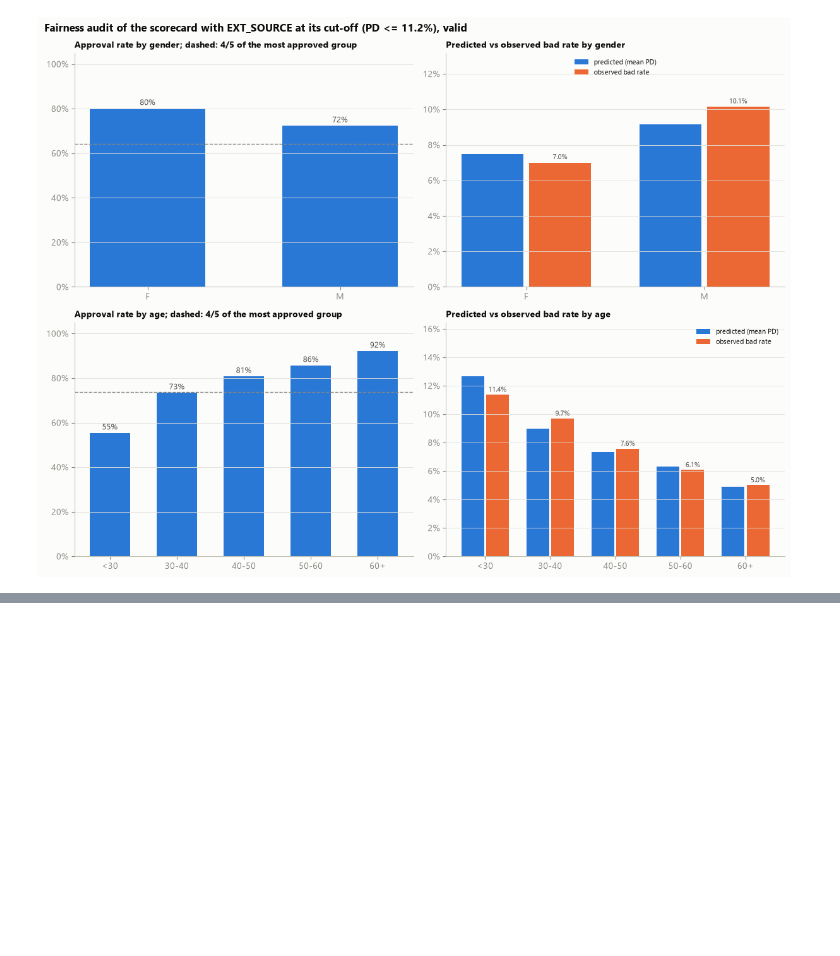
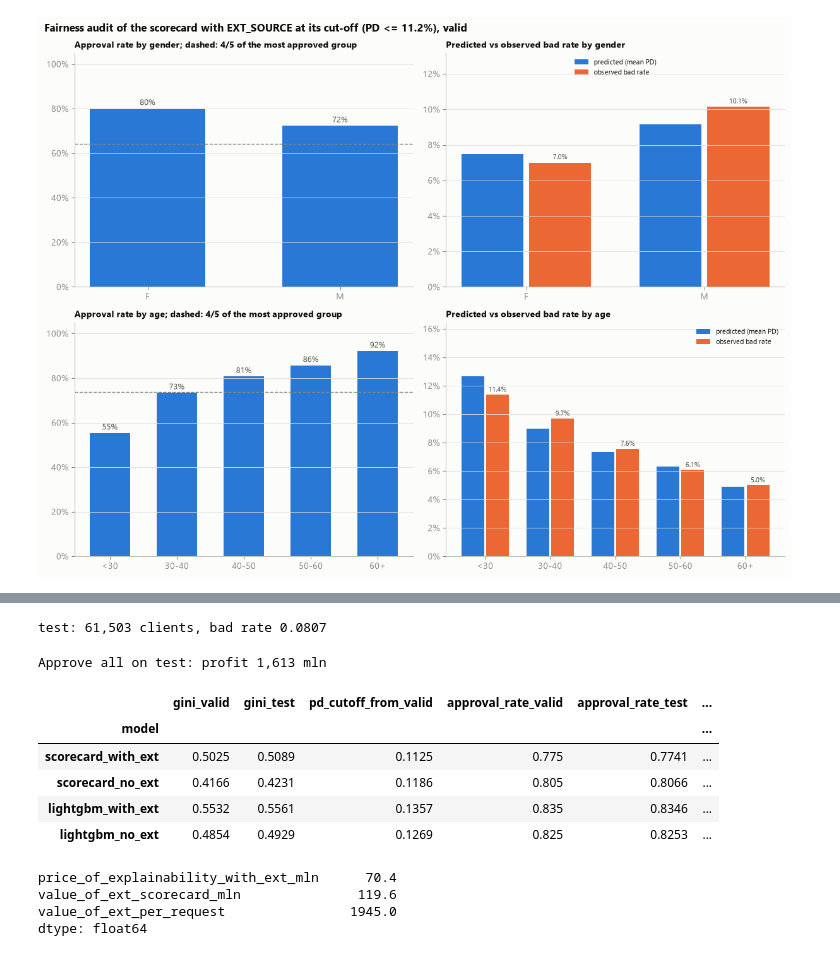
Before and after one commit to Zerol-91/credit-scoring-home-credit, a Jupyter notebook: notebooks/04_economics.ipynb, the cells around one changed output, grey strips where cells are left out. Saved outputs shown, nothing was run; the diff lists cells and outputs as text; code cells hidden in the pictures; blank space fills up the shorter version.

```diff
--- a/notebooks/04_economics.ipynb
+++ b/notebooks/04_economics.ipynb
@@ -438,0 +444,70 @@ plt.show()
+# %%
+# sklearn must be imported before lightgbm on this machine (vcomp140.dll); src.scorecard imports it
+from src.scorecard import gini
+from src.modeling import load_bundle, to_lgbm_frame
+
+mart = pd.read_parquet(PROJECT_ROOT / "data" / "processed" / "data_mart.parquet")
+test = mart[mart["sample"] == "test"].reset_index(drop=True)
+del mart
+assert len(test) == 61_503
+
+MODELS_DIR = PROJECT_ROOT / "data" / "processed" / "models"
+pd_test = {}
+for key in MODELS:
+    b = load_bundle(MODELS_DIR / f"{key}.joblib")
+    if key.startswith("scorecard"):
+        X = b["woe"].transform(test)[b["features"]]   # bins and WoE learned on train
+    else:
+        X = to_lgbm_frame(test, b["features"], b["categories"])
+    pd_test[key] = b["model"].predict_proba(X)[:, 1]
+
+y_test, ead_test = test["TARGET"], test["AMT_CREDIT"]
+print(f"test: {len(test):,} clients, bad rate {y_test.mean():.4f}")
+# %% [output]
+test: 61,503 clients, bad rate 0.0807
+# %%
+test_baseline = client_profit(y_test, ead_test, MARGIN, LGD).sum()
+VALID_CUTOFFS = {key: optimal_cutoff(curves[key])["pd_cutoff"] for key in MODELS}
+
+rows = []
+for key in MODELS:
+    at_cutoff = portfolio_at_pd_cutoff(pd_test[key], y_test, ead_test, VALID_CUTOFFS[key], MARGIN, LGD)
+    hindsight = optimal_cutoff(profit_curve(pd_test[key], y_test, ead_test, MARGIN, LGD))
+    rows.append({
+        "model": key,
+        "gini_valid": gini(y, valid[f"pd_{key}"]),
+        "gini_test": gini(y_test, pd_test[key]),
+        "pd_cutoff_from_valid": VALID_CUTOFFS[key],
+        "approval_rate_valid": economics.loc[key, "opt_approval_rate"],
+        "approval_rate_test": at_cutoff["approval_rate"],
+        "bad_rate_approved_test": at_cutoff["bad_rate"],
+        "profit_test_mln": at_cutoff["profit"] / 1e6,
+        "uplift_test_mln": (at_cutoff["profit"] - test_baseline) / 1e6,
+        "uplift_test_pct": at_cutoff["profit"] / test_baseline - 1,
+        "uplift_valid_pct": economics.loc[key, "uplift_pct"],
+        "left_on_table_pct": 1 - at_cutoff["profit"] / hindsight["profit"],
+    })
+final = pd.DataFrame(rows).set_index("model")
+print(f"Approve all on test: profit {test_baseline / 1e6:,.0f} mln")
+final.round(4)
+# %% [output]
+Approve all on test: profit 1,613 mln
+|  | gini_valid | gini_test | pd_cutoff_from_valid | approval_rate_valid | approval_rate_test | ... |
+| model |  |  |  |  |  | ... |
+| scorecard_with_ext | 0.5025 | 0.5089 | 0.1125 | 0.775 | 0.7741 | ... |
+| scorecard_no_ext | 0.4166 | 0.4231 | 0.1186 | 0.805 | 0.8066 | ... |
+| lightgbm_with_ext | 0.5532 | 0.5561 | 0.1357 | 0.835 | 0.8346 | ... |
+| lightgbm_no_ext | 0.4854 | 0.4929 | 0.1269 | 0.825 | 0.8253 | ... |
+# %%
+# The money conclusions on test, at the cut-offs chosen on valid
+pt = final["profit_test_mln"]
+pd.Series({
+    "price_of_explainability_with_ext_mln": pt["lightgbm_with_ext"] - pt["scorecard_with_ext"],
+    "value_of_ext_scorecard_mln": pt["scorecard_with_ext"] - pt["scorecard_no_ext"],
+    "value_of_ext_per_request": (pt["scorecard_with_ext"] - pt["scorecard_no_ext"]) * 1e6 / len(test),
+}).round(1)
+# %% [output]
+price_of_explainability_with_ext_mln      70.4
+value_of_ext_scorecard_mln               119.6
+value_of_ext_per_request                1945.0
+dtype: float64
```
Also changed, not shown: parts of 1 cell of this notebook, 2 other files.
